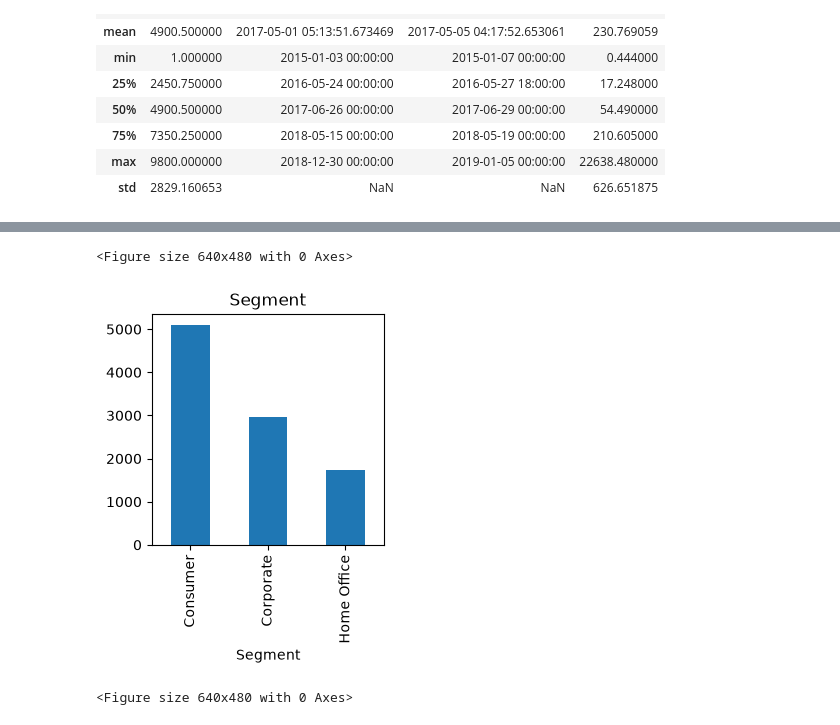
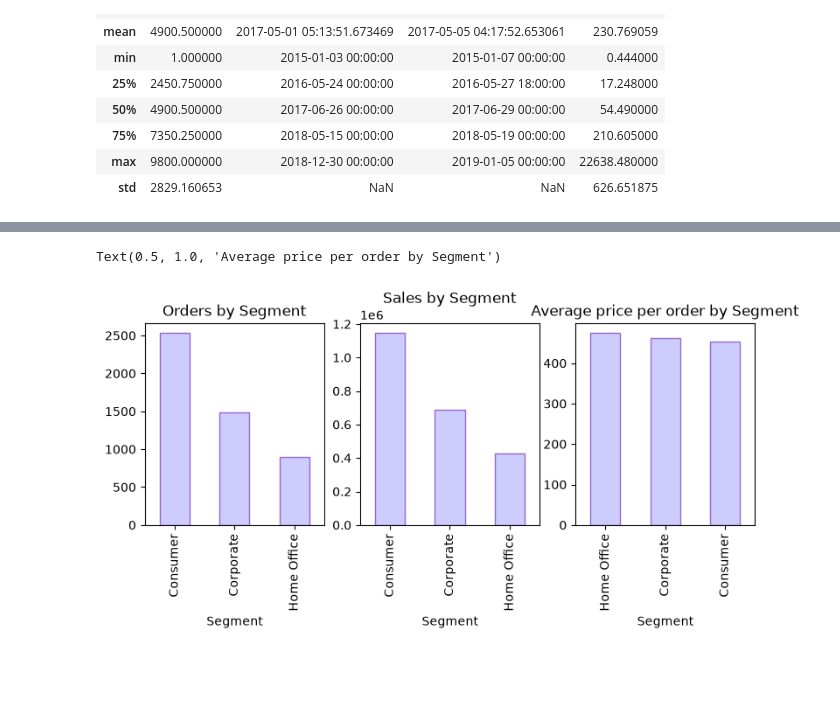
Before and after one commit to bobsi1/auto_report, a Jupyter notebook: notebooks/explore.ipynb, the cells around one changed output, grey strips where cells are left out. Saved outputs shown, nothing was run; the diff lists cells and outputs as text; code cells hidden in the pictures; blank space fills up the shorter version.

```diff
--- a/notebooks/explore.ipynb
+++ b/notebooks/explore.ipynb
@@ -163,10 +167,13 @@ plt.figure()
 # %%
-df.nunique()
-plt.figure(figsize=(3, 3))
-df['Segment'].value_counts().plot(kind='bar')
-plt.title('Segment')
-plt.figure()
+fig, axes = plt.subplots(1, 3, figsize=(9,3))
+df.groupby('Segment')['Order ID'].nunique().sort_values(ascending = False).plot(kind='bar', ax=axes[0], color = '#CCCCFF', edgecolor = '#9966CC')
+axes[0].set_title("Orders by Segment")
+
+df.groupby('Segment')['Sales'].sum().sort_values(ascending = False).plot(kind='bar', ax=axes[1], color = '#CCCCFF', edgecolor = '#9966CC')
+axes[1].set_title("Sales by Segment")
+
+df.groupby(['Order ID', 'Segment'])['Sales'].sum().reset_index().groupby('Segment')['Sales'].mean().sort_values(ascending = False).plot(kind='bar', ax=axes[2], color = '#CCCCFF', edgecolor = '#9966CC')
+axes[2].set_title("Average price per order by Segment")
 # %% [output]
-<Figure size 640x480 with 0 Axes>
+Text(0.5, 1.0, 'Average price per order by Segment')
-[figure, old version]
+[figure, new version]
-<Figure size 640x480 with 0 Axes>
```
Also changed, not shown: parts of 4 cells of this notebook.
